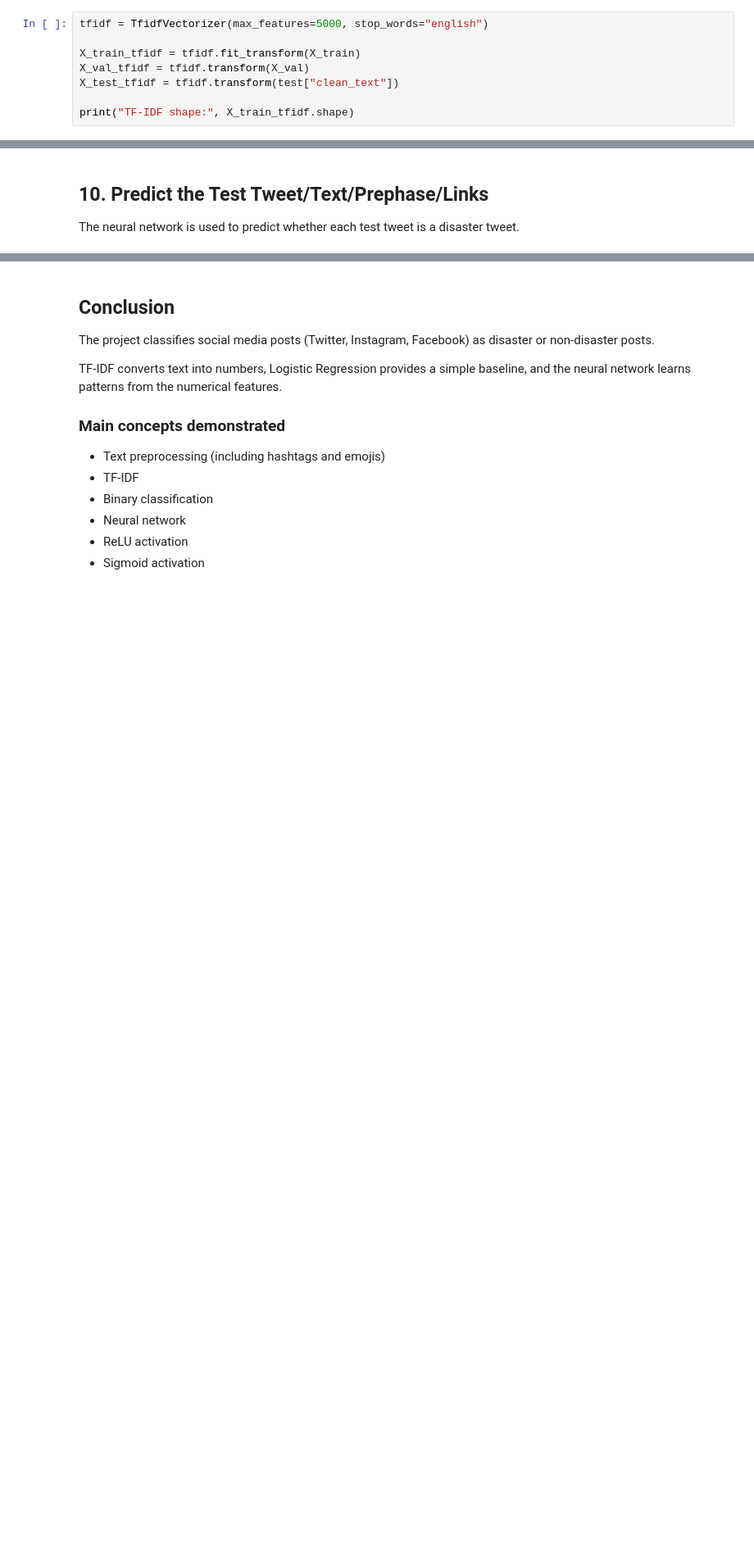
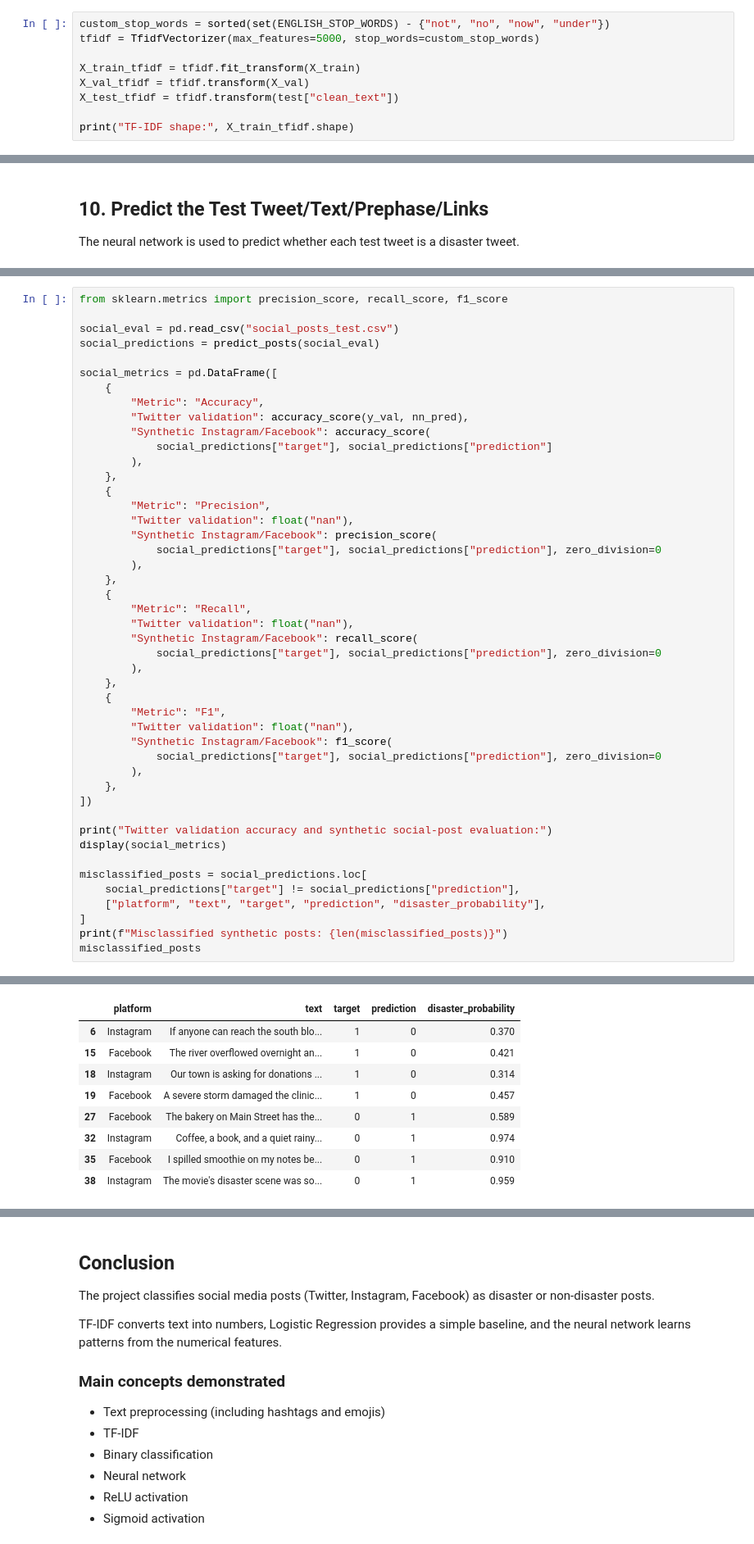
Before and after one commit to vijaypradeepdas-stack/Social-media-disaster-classifier, a Jupyter notebook: disaster_social_media_handler.ipynb, the cells around one changed output, grey strips where cells are left out. Shown at 82% size. Drawn from its saved outputs; the diff is of its cells as text; blank space fills up the shorter version.

```diff
--- a/disaster_social_media_handler.ipynb
+++ b/disaster_social_media_handler.ipynb
@@ -96,5 +117,6 @@ We keep the 5,000 most useful words.
 # %%
-tfidf = TfidfVectorizer(max_features=5000, stop_words="english")
+custom_stop_words = sorted(set(ENGLISH_STOP_WORDS) - {"not", "no", "now", "under"})
+tfidf = TfidfVectorizer(max_features=5000, stop_words=custom_stop_words)
 
 X_train_tfidf = tfidf.fit_transform(X_train)
 X_val_tfidf = tfidf.transform(X_val)
@@ -224,0 +319,47 @@ predict_posts(sample_posts)
+# %%
+from sklearn.metrics import precision_score, recall_score, f1_score
+
+social_eval = pd.read_csv("social_posts_test.csv")
+social_predictions = predict_posts(social_eval)
+
+social_metrics = pd.DataFrame([
+    {
+        "Metric": "Accuracy",
+        "Twitter validation": accuracy_score(y_val, nn_pred),
+        "Synthetic Instagram/Facebook": accuracy_score(
+            social_predictions["target"], social_predictions["prediction"]
+        ),
+    },
+    {
+        "Metric": "Precision",
+        "Twitter validation": float("nan"),
+        "Synthetic Instagram/Facebook": precision_score(
+            social_predictions["target"], social_predictions["prediction"], zero_division=0
+        ),
+    },
+    {
+        "Metric": "Recall",
+        "Twitter validation": float("nan"),
+        "Synthetic Instagram/Facebook": recall_score(
+            social_predictions["target"], social_predictions["prediction"], zero_division=0
+        ),
+    },
+    {
+        "Metric": "F1",
+        "Twitter validation": float("nan"),
+        "Synthetic Instagram/Facebook": f1_score(
+            social_predictions["target"], social_predictions["prediction"], zero_division=0
+        ),
+    },
+])
+
+print("Twitter validation accuracy and synthetic social-post evaluation:")
+display(social_metrics)
+
+misclassified_posts = social_predictions.loc[
+    social_predictions["target"] != social_predictions["prediction"],
+    ["platform", "text", "target", "prediction", "disaster_probability"],
+]
+print(f"Misclassified synthetic posts: {len(misclassified_posts)}")
+misclassified_posts
+# %% [output]
@@ -225 +373,10 @@ predict_posts(sample_posts)
+|  | platform | text | target | prediction | disaster_probability |
+| 6 | Instagram | If anyone can reach the south blo... | 1 | 0 | 0.370 |
+| 15 | Facebook | The river overflowed overnight an... | 1 | 0 | 0.421 |
+| 18 | Instagram | Our town is asking for donations ... | 1 | 0 | 0.314 |
+| 19 | Facebook | A severe storm damaged the clinic... | 1 | 0 | 0.457 |
+| 27 | Facebook | The bakery on Main Street has the... | 0 | 1 | 0.589 |
+| 32 | Instagram | Coffee, a book, and a quiet rainy... | 0 | 1 | 0.974 |
+| 35 | Facebook | I spilled smoothie on my notes be... | 0 | 1 | 0.910 |
+| 38 | Instagram | The movie's disaster scene was so... | 0 | 1 | 0.959 |
 # %% [markdown]
```
Also changed, not shown: parts of 18 cells of this notebook, 5 other files.
